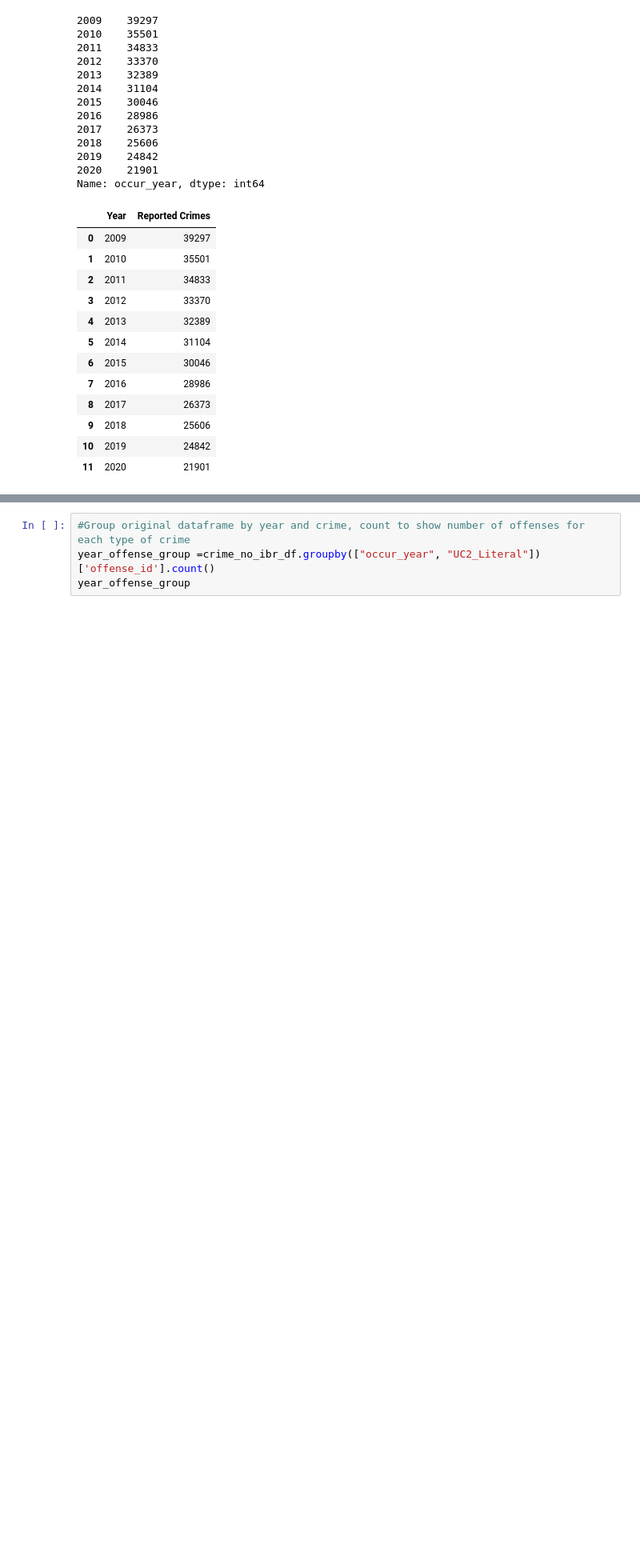
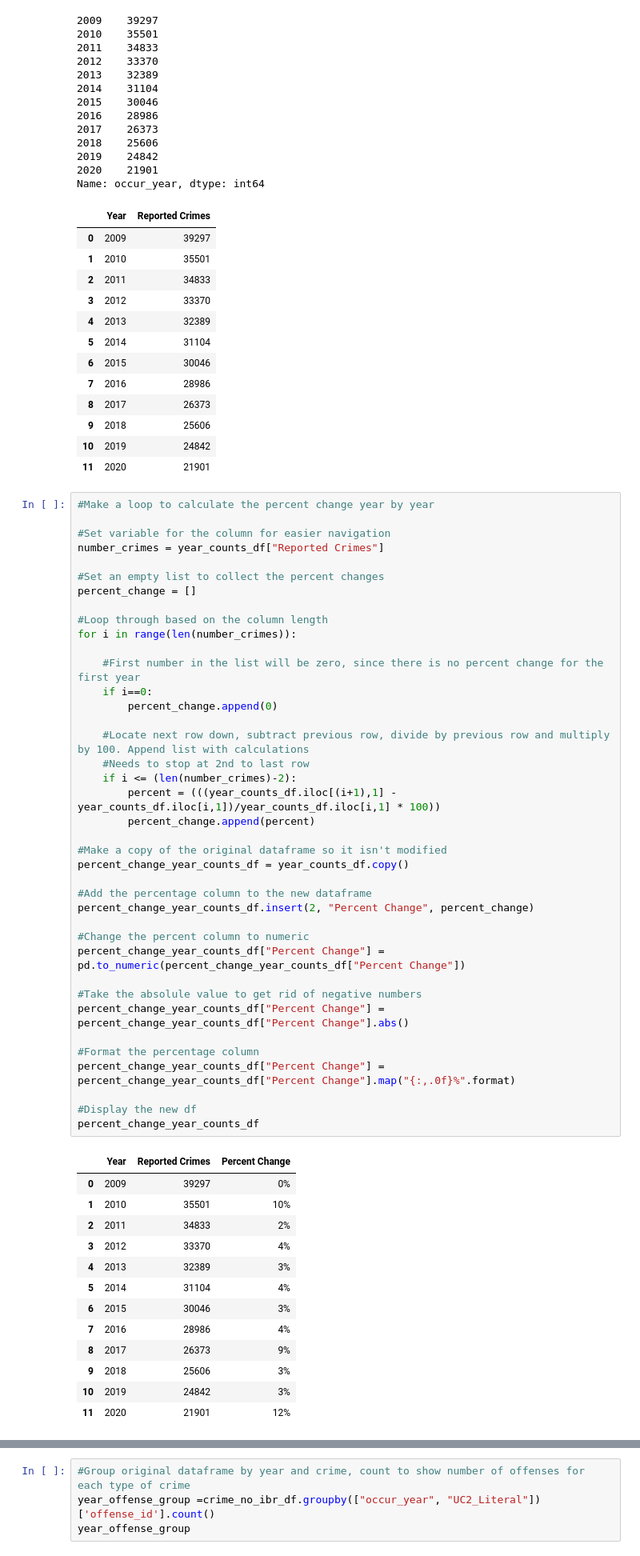
Before and after one commit to cayelsie/Crime-trends-in-Atlanta, a Jupyter notebook: Kelly/Kelly_crime_data.ipynb, the cells around one changed output, grey strips where cells are left out. Shown at 80% size. Saved outputs shown, nothing was run; the diff lists cells and outputs as text; blank space fills up the shorter version.

Commit message:
Contains looping code to calculate percent change year by year

```diff
--- a/Kelly/Kelly_crime_data.ipynb
+++ b/Kelly/Kelly_crime_data.ipynb
@@ -273,6 +251,59 @@ Name: occur_year, dtype: int64
 | 9 | 2018 | 25606 |
 | 10 | 2019 | 24842 |
 | 11 | 2020 | 21901 |
+# %%
+#Make a loop to calculate the percent change year by year
+
+#Set variable for the column for easier navigation
+number_crimes = year_counts_df["Reported Crimes"]
+
+#Set an empty list to collect the percent changes
+percent_change = []
+
+#Loop through based on the column length
+for i in range(len(number_crimes)):
+
+    #First number in the list will be zero, since there is no percent change for the first year
+    if i==0:
+        percent_change.append(0)
+
+    #Locate next row down, subtract previous row, divide by previous row and multiply by 100. Append list with calculations
+    #Needs to stop at 2nd to last row
+    if i <= (len(number_crimes)-2):
+        percent = (((year_counts_df.iloc[(i+1),1] - year_counts_df.iloc[i,1])/year_counts_df.iloc[i,1] * 100))
+        percent_change.append(percent)
+
+#Make a copy of the original dataframe so it isn't modified
+percent_change_year_counts_df = year_counts_df.copy()
+
+#Add the percentage column to the new dataframe
+percent_change_year_counts_df.insert(2, "Percent Change", percent_change)
+
+#Change the percent column to numeric
+percent_change_year_counts_df["Percent Change"] = pd.to_numeric(percent_change_year_counts_df["Percent Change"])
+
+#Take the absolule value to get rid of negative numbers
+percent_change_year_counts_df["Percent Change"] = percent_change_year_counts_df["Percent Change"].abs()
+
+#Format the percentage column
+percent_change_year_counts_df["Percent Change"] = percent_change_year_counts_df["Percent Change"].map("{:,.0f}%".format)
+
+#Display the new df
+percent_change_year_counts_df
+# %% [output]
+|  | Year | Reported Crimes | Percent Change |
+| 0 | 2009 | 39297 | 0% |
+| 1 | 2010 | 35501 | 10% |
+| 2 | 2011 | 34833 | 2% |
+| 3 | 2012 | 33370 | 4% |
+| 4 | 2013 | 32389 | 3% |
+| 5 | 2014 | 31104 | 4% |
+| 6 | 2015 | 30046 | 3% |
+| 7 | 2016 | 28986 | 4% |
+| 8 | 2017 | 26373 | 9% |
+| 9 | 2018 | 25606 | 3% |
+| 10 | 2019 | 24842 | 3% |
+| 11 | 2020 | 21901 | 12% |
 # %%
 #Plot a bar chart of number of crimes by year
 year_counts.plot(kind = "bar", color = "dodgerblue", figsize = (12,8))
```
Also changed, not shown: parts of 13 cells of this notebook, 8 other files.
